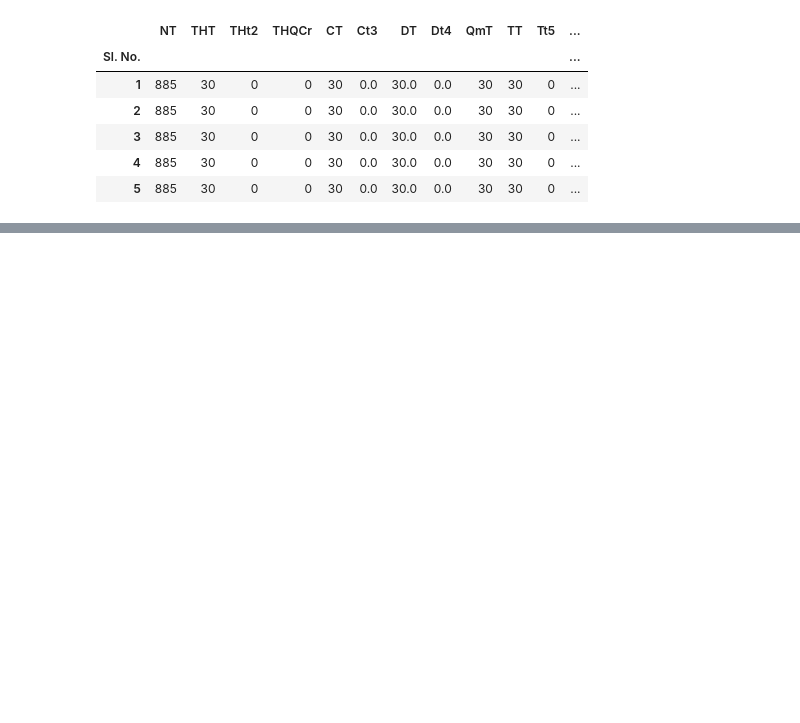
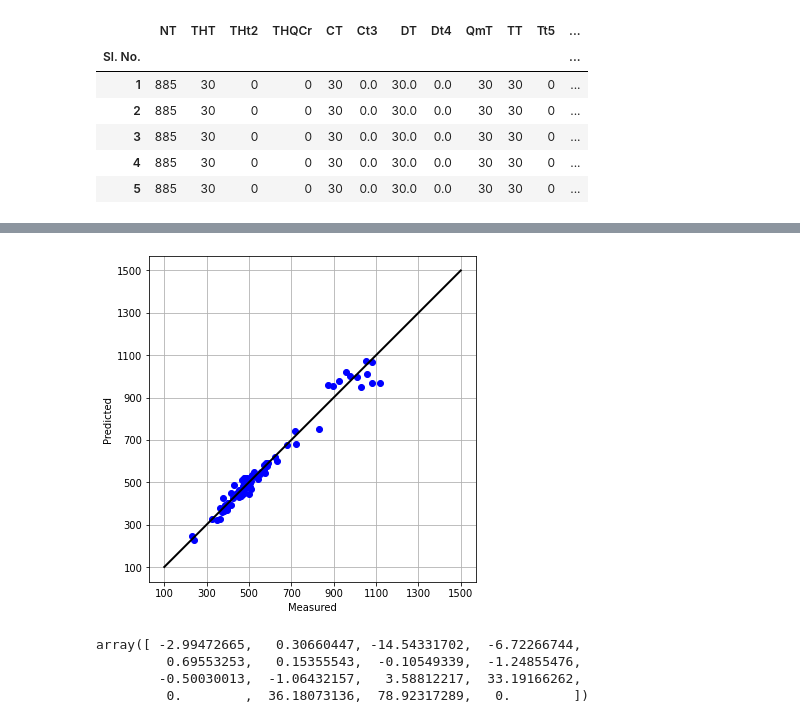
Before and after one commit to Lab-Brat/Materials_Informatics_Experiments, a Jupyter notebook: linear_regression/ex1_fatigue_prediction/mat_fatigue.ipynb, the cells around one changed output, grey strips where cells are left out. Cells and saved outputs as stored; diff of their text form; code cells hidden in the pictures; blank space fills up the shorter version.

```diff
--- a/linear_regression/ex1_fatigue_prediction/mat_fatigue.ipynb
+++ b/linear_regression/ex1_fatigue_prediction/mat_fatigue.ipynb
@@ -63 +13,9 @@ def cross_val_alpha(X, X_test, X_train, y_test, y_train, reg_type='lasso' ,plot_
+# %%
+# output metrics, and plot predicted vs original results
+def get_scores(model, Xtest, ytest):
+    y_pred = model.predict(Xtest)
+    return (y_pred,
+            np.sqrt(mean_squared_error(ytest, y_pred)),
+            r2_score(ytest, y_pred),
+            model.__class__.__name__)
 # %%
@@ -178,0 +63,23 @@ R2:   0.97
+# %%
+#models
+#simple linear regression
+lr = LinearRegression().fit(X_train, y_train)
+y_pred_lr, rmse_lr, r2_lr, lr_name = get_scores(lr, X_test, y_test)
+
+#ridge regression
+ridge = Ridge(alpha=0.08, random_state=0).fit(X_train, y_train)
+y_pred_rg, rmse_rg, r2_rg, rg_name = get_scores(ridge, X_test, y_test)
+
+#lasso regression
+lasso = Lasso(alpha=0.5,random_state=0).fit(X_train, y_train)
+y_pred_ls, rmse_ls, r2_ls, ls_name = get_scores(lasso, X_test, y_test)
+
+#elasticnet regression
+en = ElasticNet(alpha=0.03,random_state=0).fit(X_train, y_train)
+y_pred_en, rmse_en, r2_en, en_name = get_scores(en, X_test, y_test)
+
+
+print("{0} model\n RMSE = {1: .5f}, R2 = {2: .5f}\n".format(lr_name, rmse_lr, r2_lr))
+print("{0} model\n RMSE = {1: .5f}, R2 = {2: .5f}\n".format(rg_name, rmse_rg, r2_rg))
+print("{0} model\n RMSE = {1: .5f}, R2 = {2: .5f}\n".format(ls_name, rmse_ls, r2_ls))
+print("{0} model\n RMSE = {1: .5f}, R2 = {2: .5f}\n".format(en_name, rmse_en, r2_en))
@@ -178,0 +98,4 @@ R2:   0.97
+# %%
+metrics_plot(y_test, y_pred_rg)
+# %% [output]
+[figure, added]
@@ -178,0 +112,16 @@ R2:   0.97
+# %%
+#coefficient analysis
+#simple linear regression coefficients
+lr_coeffs = lr.coef_
+
+#ridge regression coefficients
+ridge_coeffs = ridge.coef_
+
+#lasso regression coefficients
+lasso_coeffs = lasso.coef_
+lasso_coeffs
+# %% [output]
+array([ -2.99472665,   0.30660447, -14.54331702,  -6.72266744,
+         0.69553253,   0.15355543,  -0.10549339,  -1.24855476,
+        -0.50030013,  -1.06432157,   3.58812217,  33.19166262,
+         0.        ,  36.18073136,  78.92317289,   0.        ])
```
Also changed, not shown: parts of 14 cells of this notebook.
